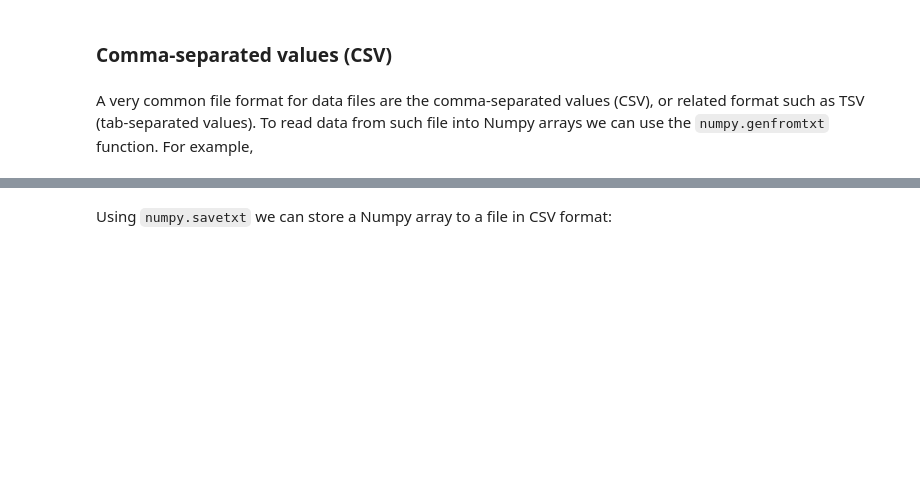
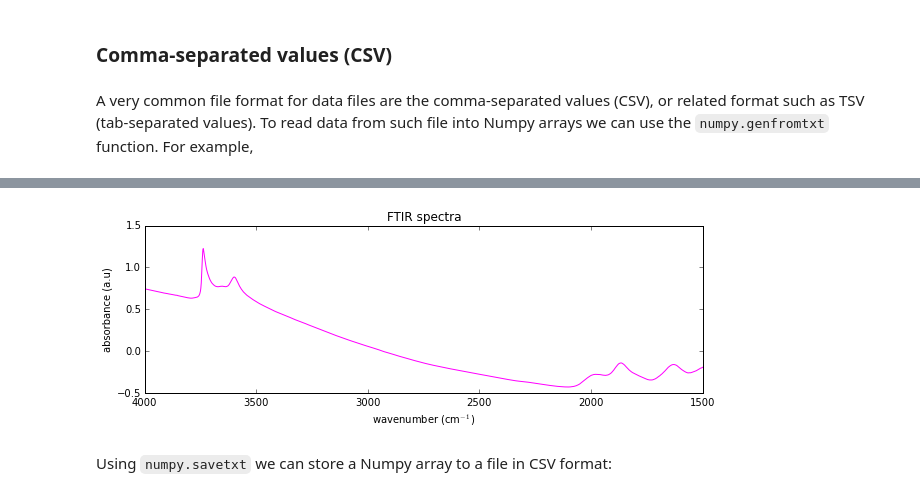
Before and after one commit to fernandezc/tutolcs, a Jupyter notebook: numpy.ipynb, the cells around one changed output, grey strips where cells are left out. Cells and saved outputs as stored; diff of their text form; code cells hidden in the pictures; blank space fills up the shorter version.

```diff
--- a/numpy.ipynb
+++ b/numpy.ipynb
@@ -127,11 +208,16 @@ print data
 # %%
-fig, ax = subplots(figsize=(12,6))
+fig, ax = pl.subplots(figsize=(10,3))
 w = data[:,0]
 a = data[:,1]
-ax.plot(w, a)
+ax.plot(w, a, 'magenta')
 ax.set_title('FTIR spectra')
 ax.set_xlabel('wavenumber (cm$^{-1}$)')
-ax.set_ylabel('absorbance (a.u)');
+ax.set_ylabel('absorbance (a.u)')
+ax.set_xlim(4000,1500)
+ax.set_ylim(-0.5,1.5)
+fig.savefig('data/myfirst.jpg')
+# %% [output]
+[figure, added]
 # %% [markdown]
 Using `numpy.savetxt` we can store a Numpy array to a file in CSV format:
 # %%
```
Also changed, not shown: parts of 140 cells of this notebook.
